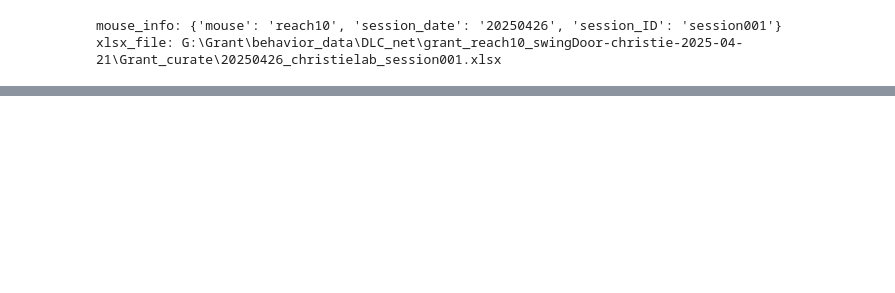
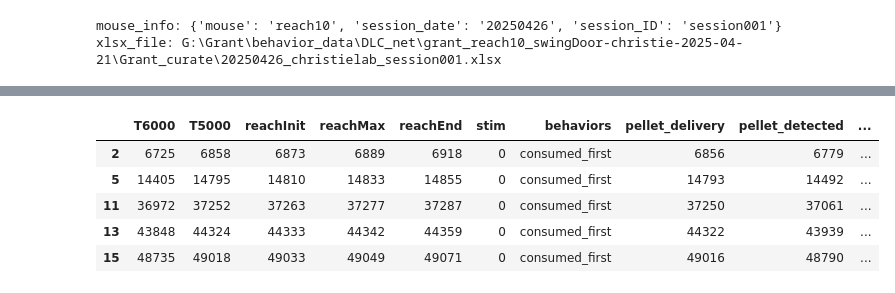
Before and after one commit to granthughes1999/NWB_and_Reaching_analysis, a Jupyter notebook: master/analyze_reach_data/modify_reach_curator_xlsx.ipynb, the cells around one changed output, grey strips where cells are left out. Cells and saved outputs as stored; diff of their text form; code cells hidden in the pictures; blank space fills up the shorter version.

```diff
--- a/master/analyze_reach_data/modify_reach_curator_xlsx.ipynb
+++ b/master/analyze_reach_data/modify_reach_curator_xlsx.ipynb
@@ -493,0 +632,13 @@ Final reach events: 57
+# %%
+df_consumed_first = df_final[df_final['behaviors']=='consumed_first']
+df_dropped = df_final[df_final['behaviors']=='dropped']
+df_missed = df_final[df_final['behaviors']=='missed']
+# %%
+df_consumed_first.head(5)
+# %% [output]
+|  | T6000 | T5000 | reachInit | reachMax | reachEnd | stim | behaviors | pellet_delivery | pellet_detected | ... |
+| 2 | 6725 | 6858 | 6873 | 6889 | 6918 | 0 | consumed_first | 6856 | 6779 | ... |
+| 5 | 14405 | 14795 | 14810 | 14833 | 14855 | 0 | consumed_first | 14793 | 14492 | ... |
+| 11 | 36972 | 37252 | 37263 | 37277 | 37287 | 0 | consumed_first | 37250 | 37061 | ... |
+| 13 | 43848 | 44324 | 44333 | 44342 | 44359 | 0 | consumed_first | 44322 | 43939 | ... |
+| 15 | 48735 | 49018 | 49033 | 49049 | 49071 | 0 | consumed_first | 49016 | 48790 | ... |
```
Also changed, not shown: parts of 23 cells of this notebook, 1 other file.
